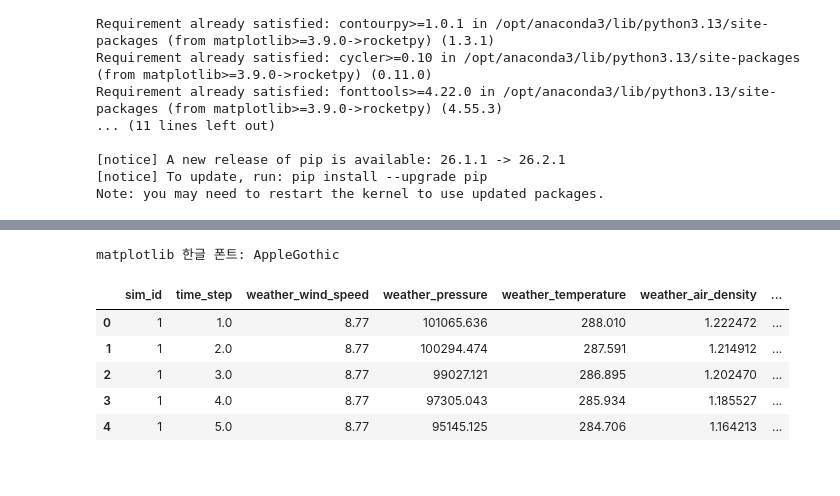
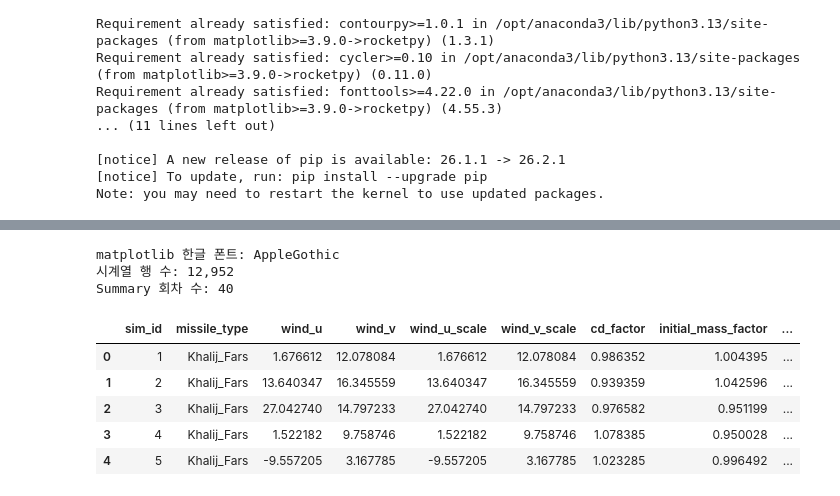
Before and after one commit to leetae04kr/fucking_missile, a Jupyter notebook: test.ipynb, the cells around one changed output, grey strips where cells are left out. Cells and saved outputs as stored; diff of their text form; code cells hidden in the pictures.

```diff
--- a/test.ipynb
+++ b/test.ipynb
@@ -251,18 +370,23 @@ def generate_dataset(missile_type):
 # %%
-# 기종별 데이터 생성 및 CSV 저장
+# 기종별 시계열 데이터와 회차별 요약 데이터 생성 및 저장
 print(
     f"기종별 {NUM_SIMULATIONS_PER_MISSILE}개, "
     f"총 {len(MISSILE_TYPES) * NUM_SIMULATIONS_PER_MISSILE}개 시뮬레이션을 시작합니다.\n"
 )
 
 for missile_type in MISSILE_TYPES:
-    print(f"[{missile_type}] 궤적 데이터 생성 중...")
-    dataset = generate_dataset(missile_type)
-    output_file = OUTPUT_FILE_TEMPLATE.format(missile_type)
-    dataset.to_csv(output_file, index=False)
-    print(f"저장 완료: {output_file} ({len(dataset):,}행)\n")
+    print(f"[{missile_type}] 궤적 및 요약 데이터 생성 중...")
+    time_series, summary = generate_dataset(missile_type)
 
-print("모든 미사일 궤적 데이터셋 생성이 완료되었습니다.")
+    time_series_file = OUTPUT_FILE_TEMPLATE.format(missile_type)
+    summary_file = SUMMARY_FILE_TEMPLATE.format(missile_type)
+    time_series.to_csv(time_series_file, index=False)
+    summary.to_csv(summary_file, index=False)
+
+    print(f"시계열 저장: {time_series_file} ({len(time_series):,}행)")
+    print(f"요약 저장: {summary_file} ({len(summary):,}행)\n")
+
+print("모든 시계열 및 회차별 요약 데이터셋 생성이 완료되었습니다.")
 # %% [output]
 기종별 10개, 총 40개 시뮬레이션을 시작합니다.
 
@@ -361,42 +457,72 @@ if korean_font is None:
 
 plt.rcParams["font.family"] = korean_font
 plt.rcParams["axes.unicode_minus"] = False
 print(f"matplotlib 한글 폰트: {korean_font}")
 
-# 시각화에 필요한 컬럼만 읽어 메모리 사용량을 줄입니다.
+# 시계열 분석에 필요한 물리 변수와 환경 변수를 읽습니다.
 trajectory_columns = [
     "sim_id",
+    "missile_type",
     "time_step",
     "x",
     "y",
     "z",
+    "vx",
+    "vy",
+    "vz",
+    "ax",
+    "ay",
+    "az",
+    "mach",
+    "dynamic_pressure",
+    "drag_force",
+    "current_mass",
     "weather_wind_speed",
     "weather_temperature",
     "weather_pressure",
     "weather_air_density",
     "Target_X",
     "Target_Y",
     "Target_T",
 ]
 
 csv_files = sorted(Path(".").glob("*_10K_RealScale.csv"))
-if not csv_files:
-    raise FileNotFoundError("현재 폴더에서 *_10K_RealScale.csv 파일을 찾지 못했습니다.")
+summary_files = sorted(Path(".").glob("*_10K_RealScale_Summary.csv"))
+if not csv_files or not summary_files:
+    raise FileNotFoundError(
+        "시계열 CSV 또는 Summary CSV 파일을 찾지 못했습니다. 먼저 데이터 생성 셀을 실행해 주세요."
+    )
 
 trajectory_frames = []
 for csv_file in csv_files:
     frame = pd.read_csv(csv_file, usecols=trajectory_columns)
-    frame["missile_type"] = csv_file.stem.replace("_10K_RealScale", "")
+    if "missile_type" not in frame:
+        frame["missile_type"] = csv_file.stem.replace("_10K_RealScale", "")
     trajectory_frames.append(frame)
 
+summary_frames = []
+for summary_file in summary_files:
+    frame = pd.read_csv(summary_file)
+    if "missile_type" not in frame:
+        frame["missile_type"] = summary_file.stem.replace(
+            "_10K_RealScale_Summary", ""
+        )
+    summary_frames.append(frame)
+
 trajectory_data = pd.concat(trajectory_frames, ignore_index=True)
-trajectory_data.head()
+summary_data = pd.concat(summary_frames, ignore_index=True)
+
+print(f"시계열 행 수: {len(trajectory_data):,}")
+print(f"Summary 회차 수: {len(summary_data):,}")
+summary_data.head()
 # %% [output]
 matplotlib 한글 폰트: AppleGothic
+시계열 행 수: 12,952
+Summary 회차 수: 40
-|  | sim_id | time_step | weather_wind_speed | weather_pressure | weather_temperature | weather_air_density | ... |
-| 0 | 1 | 1.0 | 8.77 | 101065.636 | 288.010 | 1.222472 | ... |
-| 1 | 1 | 2.0 | 8.77 | 100294.474 | 287.591 | 1.214912 | ... |
-| 2 | 1 | 3.0 | 8.77 | 99027.121 | 286.895 | 1.202470 | ... |
-| 3 | 1 | 4.0 | 8.77 | 97305.043 | 285.934 | 1.185527 | ... |
-| 4 | 1 | 5.0 | 8.77 | 95145.125 | 284.706 | 1.164213 | ... |
+|  | sim_id | missile_type | wind_u | wind_v | wind_u_scale | wind_v_scale | cd_factor | initial_mass_factor | ... |
+| 0 | 1 | Khalij_Fars | 1.676612 | 12.078084 | 1.676612 | 12.078084 | 0.986352 | 1.004395 | ... |
+| 1 | 2 | Khalij_Fars | 13.640347 | 16.345559 | 13.640347 | 16.345559 | 0.939359 | 1.042596 | ... |
+| 2 | 3 | Khalij_Fars | 27.042740 | 14.797233 | 27.042740 | 14.797233 | 0.976582 | 0.951199 | ... |
+| 3 | 4 | Khalij_Fars | 1.522182 | 9.758746 | 1.522182 | 9.758746 | 1.078385 | 0.950028 | ... |
+| 4 | 5 | Khalij_Fars | -9.557205 | 3.167785 | -9.557205 | 3.167785 | 1.023285 | 0.996492 | ... |
 # %%
```
Also changed, not shown: parts of 33 cells of this notebook, 8 other files.
